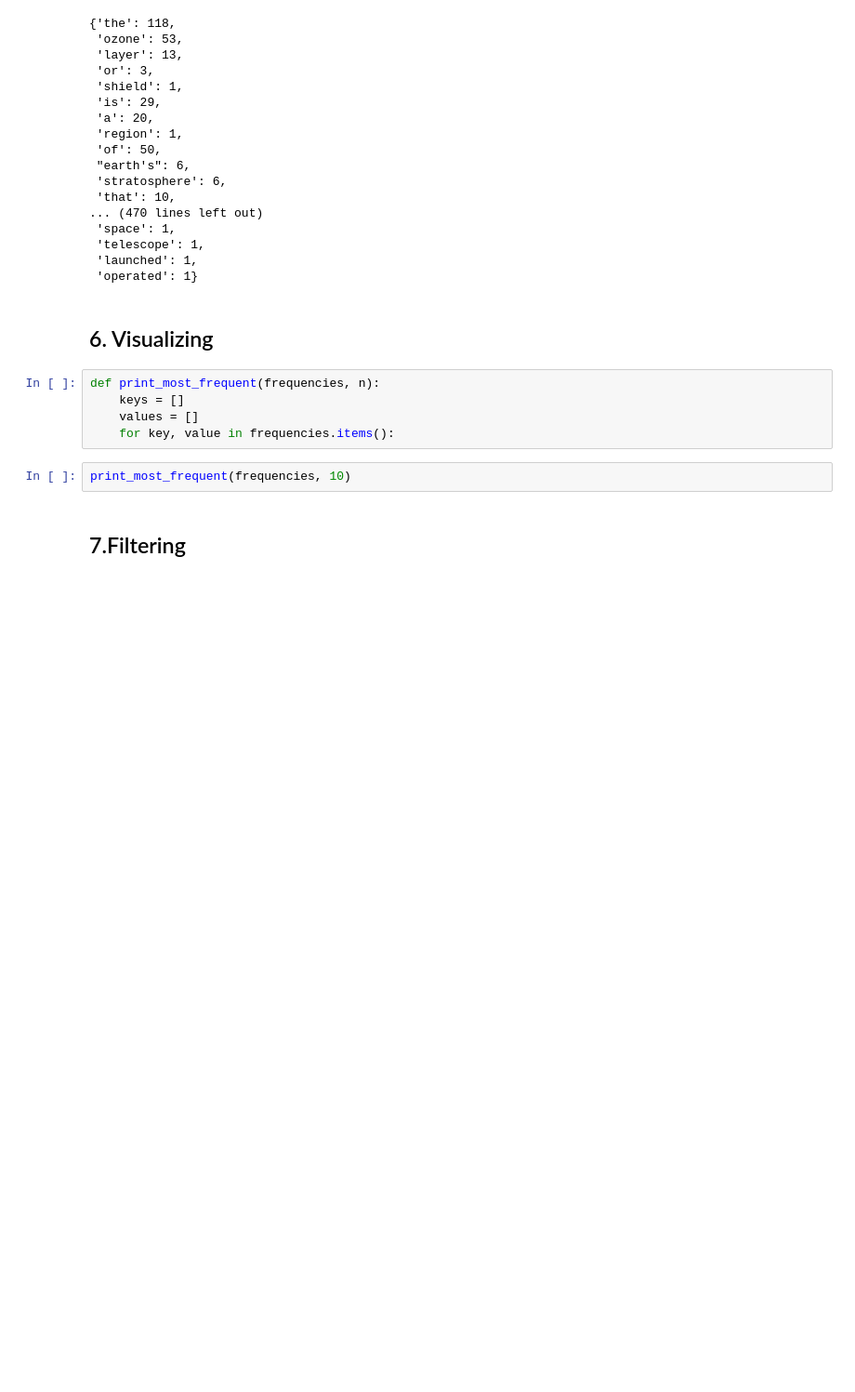
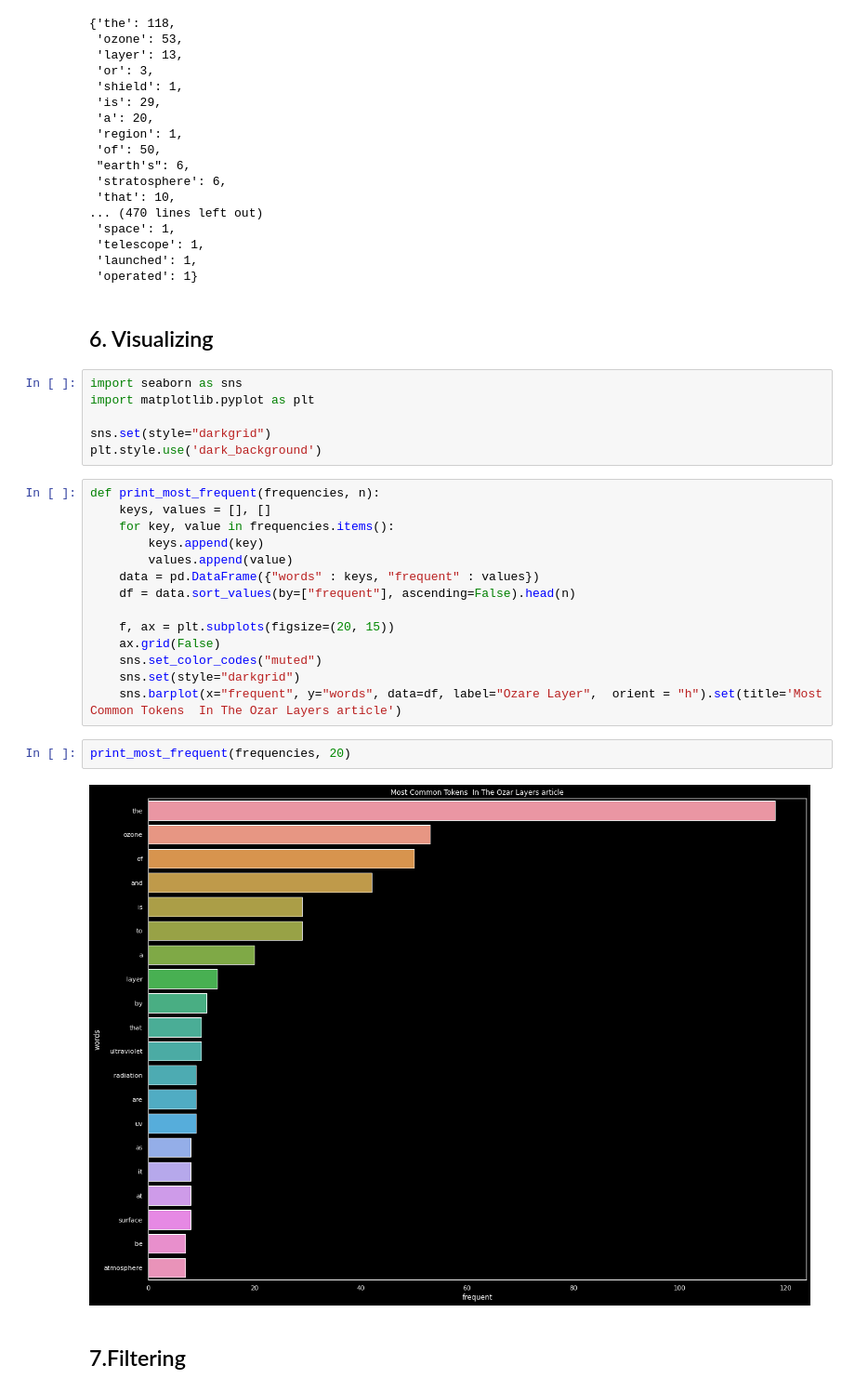
Before and after one commit to SHermukhammadjon/My_Mr_Clean, a Jupyter notebook: my_mr_clean.ipynb, the cells around one changed output. Shown: that part at 93% size. Saved outputs shown, nothing was run; the diff lists cells and outputs as text; blank space fills up the shorter version.

```diff
--- a/my_mr_clean.ipynb
+++ b/my_mr_clean.ipynb
@@ -106,12 +155,29 @@ frequencies
  'operated': 1}
 # %% [markdown]
 ## 6. Visualizing
+# %%
+import seaborn as sns
+import matplotlib.pyplot as plt
+
+sns.set(style="darkgrid")
+plt.style.use('dark_background')
 # %%
 def print_most_frequent(frequencies, n):
-    keys = []
-    values = []
+    keys, values = [], []
     for key, value in frequencies.items():
+        keys.append(key)
+        values.append(value)
+    data = pd.DataFrame({"words" : keys, "frequent" : values})
+    df = data.sort_values(by=["frequent"], ascending=False).head(n)
+
+    f, ax = plt.subplots(figsize=(20, 15))
+    ax.grid(False)
+    sns.set_color_codes("muted")
+    sns.set(style="darkgrid")
+    sns.barplot(x="frequent", y="words", data=df, label="Ozare Layer",  orient = "h").set(title='Most Common Tokens  In The Ozar Layers article')
 # %%
-print_most_frequent(frequencies, 10)
+print_most_frequent(frequencies, 20)
+# %% [output]
+[figure, added]
 # %% [markdown]
 ## 7.Filtering
```
Also changed, not shown: parts of 12 cells of this notebook.
